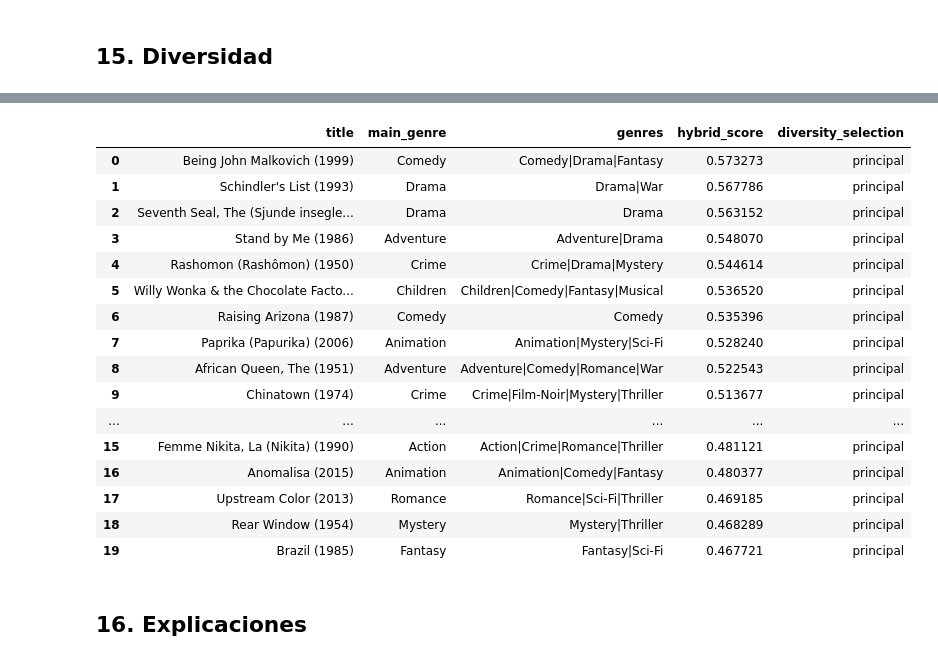
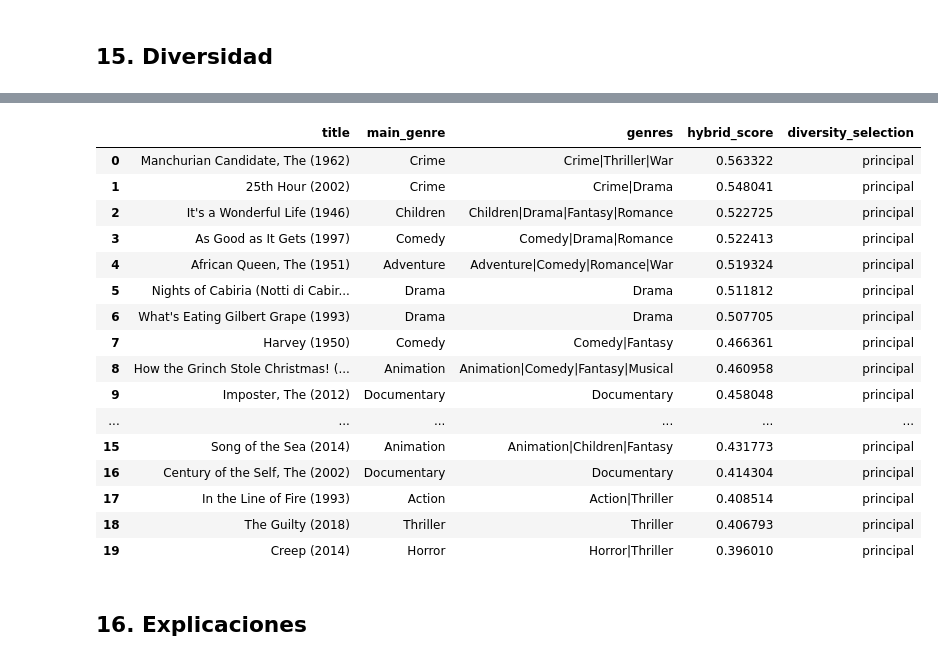
Before and after one commit to alexonazo/TFG, a Jupyter notebook: notebooks/08_recomendador_hibrido_final.ipynb, the cells around one changed output, grey strips where cells are left out. Drawn from its saved outputs; the diff is of its cells as text; code cells hidden in the pictures.

```diff
--- a/notebooks/08_recomendador_hibrido_final.ipynb
+++ b/notebooks/08_recomendador_hibrido_final.ipynb
@@ -1279,13 +1531,14 @@ WEIGHT_CONFIGS = {
     },
 }
 
-ACTIVE_WEIGHT_CONFIG = "personalizado_semantico"
+ACTIVE_WEIGHT_CONFIG = "adaptive"
 
 
 def compute_hybrid_score(df, weights):
     scored = df.copy()
     scored["contrib_genre"] = weights["genre"] * scored["genre_profile_score"]
-    scored["contrib_semantic"] = weights["semantic"] * scored["semantic_profile_score"]
+    semantic_signal = scored["semantic_net_score"] if "semantic_net_score" in scored.columns else scored["semantic_profile_score"]
+    scored["contrib_semantic"] = weights["semantic"] * semantic_signal
     scored["contrib_collab"] = weights["collab"] * scored["item_item_collab_score"]
     scored["contrib_rating"] = weights["rating"] * scored["rating_score"]
     scored["contrib_popularity"] = weights["popularity"] * scored["popularity_score"]
@@ -1323,7 +1576,7 @@ Configuración activa de pesos: personalizado_semantico
 # %% [markdown]
 ## 14. Hybrid score inicial
 # %%
-weights = WEIGHT_CONFIGS[ACTIVE_WEIGHT_CONFIG]
+weights = adaptive_weights if ACTIVE_WEIGHT_CONFIG == "adaptive" else WEIGHT_CONFIGS[ACTIVE_WEIGHT_CONFIG]
 candidates_scored = compute_hybrid_score(candidates_scored, weights)
 
 candidates_scored = candidates_scored.sort_values("hybrid_score", ascending=False).reset_index(drop=True)
@@ -1334,8 +1587,10 @@ AUDIT_COLUMNS = [
     "genres",
     "genre_profile_score",
     "semantic_profile_score",
+    "semantic_net_score",
     "negative_genre_score",
     "negative_semantic_score",
+    "semantic_negative_beta",
     "item_item_collab_score",
     "item_item_negative_collab_score",
     "rating_score",
@@ -1448,7 +1704,9 @@ def compare_weight_configs(base_df, weight_configs, top_n=20):
     return pd.DataFrame(rows)
 
 
-display(compare_weight_configs(candidates_scored_base, WEIGHT_CONFIGS, top_n=20))
+weight_configs_for_comparison = dict(WEIGHT_CONFIGS)
+weight_configs_for_comparison["adaptive"] = adaptive_weights
+display(compare_weight_configs(candidates_scored_base, weight_configs_for_comparison, top_n=20))
 
 
 recommendations = select_diverse_recommendations(candidates_scored, top_n=20, max_per_main_genre=3, max_drama_total=5)
@@ -1461,20 +1720,20 @@ display(recommendations[["title", "main_genre", "genres", "hybrid_score", "diver
 |  | title | main_genre | genres | hybrid_score | diversity_selection |
-| 0 | Being John Malkovich (1999) | Comedy | Comedy|Drama|Fantasy | 0.573273 | principal |
-| 1 | Schindler's List (1993) | Drama | Drama|War | 0.567786 | principal |
-| 2 | Seventh Seal, The (Sjunde insegle... | Drama | Drama | 0.563152 | principal |
-| 3 | Stand by Me (1986) | Adventure | Adventure|Drama | 0.548070 | principal |
-| 4 | Rashomon (Rashômon) (1950) | Crime | Crime|Drama|Mystery | 0.544614 | principal |
-| 5 | Willy Wonka & the Chocolate Facto... | Children | Children|Comedy|Fantasy|Musical | 0.536520 | principal |
-| 6 | Raising Arizona (1987) | Comedy | Comedy | 0.535396 | principal |
-| 7 | Paprika (Papurika) (2006) | Animation | Animation|Mystery|Sci-Fi | 0.528240 | principal |
-| 8 | African Queen, The (1951) | Adventure | Adventure|Comedy|Romance|War | 0.522543 | principal |
-| 9 | Chinatown (1974) | Crime | Crime|Film-Noir|Mystery|Thriller | 0.513677 | principal |
+| 0 | Manchurian Candidate, The (1962) | Crime | Crime|Thriller|War | 0.563322 | principal |
+| 1 | 25th Hour (2002) | Crime | Crime|Drama | 0.548041 | principal |
+| 2 | It's a Wonderful Life (1946) | Children | Children|Drama|Fantasy|Romance | 0.522725 | principal |
+| 3 | As Good as It Gets (1997) | Comedy | Comedy|Drama|Romance | 0.522413 | principal |
+| 4 | African Queen, The (1951) | Adventure | Adventure|Comedy|Romance|War | 0.519324 | principal |
+| 5 | Nights of Cabiria (Notti di Cabir... | Drama | Drama | 0.511812 | principal |
+| 6 | What's Eating Gilbert Grape (1993) | Drama | Drama | 0.507705 | principal |
+| 7 | Harvey (1950) | Comedy | Comedy|Fantasy | 0.466361 | principal |
+| 8 | How the Grinch Stole Christmas! (... | Animation | Animation|Comedy|Fantasy|Musical | 0.460958 | principal |
+| 9 | Imposter, The (2012) | Documentary | Documentary | 0.458048 | principal |
 | ... | ... | ... | ... | ... | ... |
-| 15 | Femme Nikita, La (Nikita) (1990) | Action | Action|Crime|Romance|Thriller | 0.481121 | principal |
-| 16 | Anomalisa (2015) | Animation | Animation|Comedy|Fantasy | 0.480377 | principal |
-| 17 | Upstream Color (2013) | Romance | Romance|Sci-Fi|Thriller | 0.469185 | principal |
-| 18 | Rear Window (1954) | Mystery | Mystery|Thriller | 0.468289 | principal |
-| 19 | Brazil (1985) | Fantasy | Fantasy|Sci-Fi | 0.467721 | principal |
+| 15 | Song of the Sea (2014) | Animation | Animation|Children|Fantasy | 0.431773 | principal |
+| 16 | Century of the Self, The (2002) | Documentary | Documentary | 0.414304 | principal |
+| 17 | In the Line of Fire (1993) | Action | Action|Thriller | 0.408514 | principal |
+| 18 | The Guilty (2018) | Thriller | Thriller | 0.406793 | principal |
+| 19 | Creep (2014) | Horror | Horror|Thriller | 0.396010 | principal |
 # %% [markdown]
 ## 16. Explicaciones
 # %%
```
Also changed, not shown: parts of 11 cells of this notebook.
